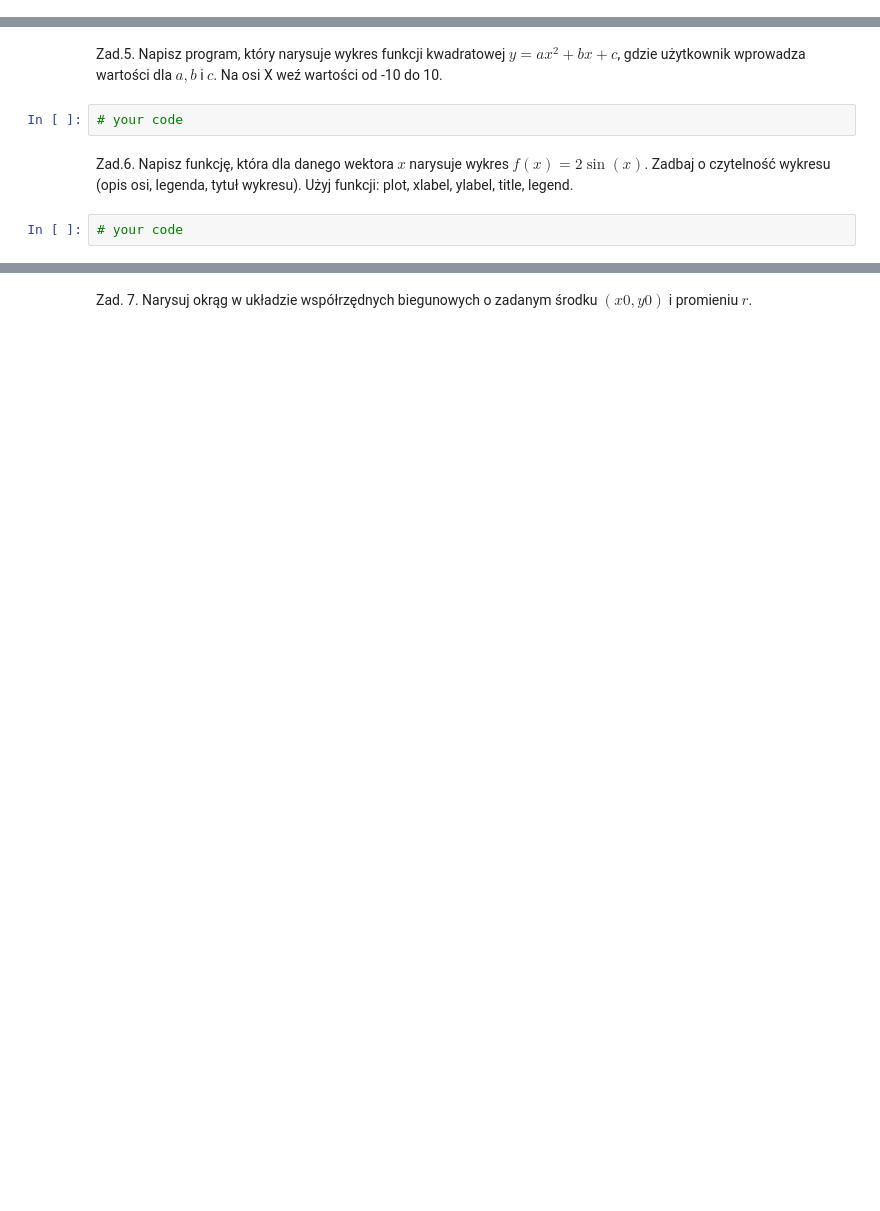
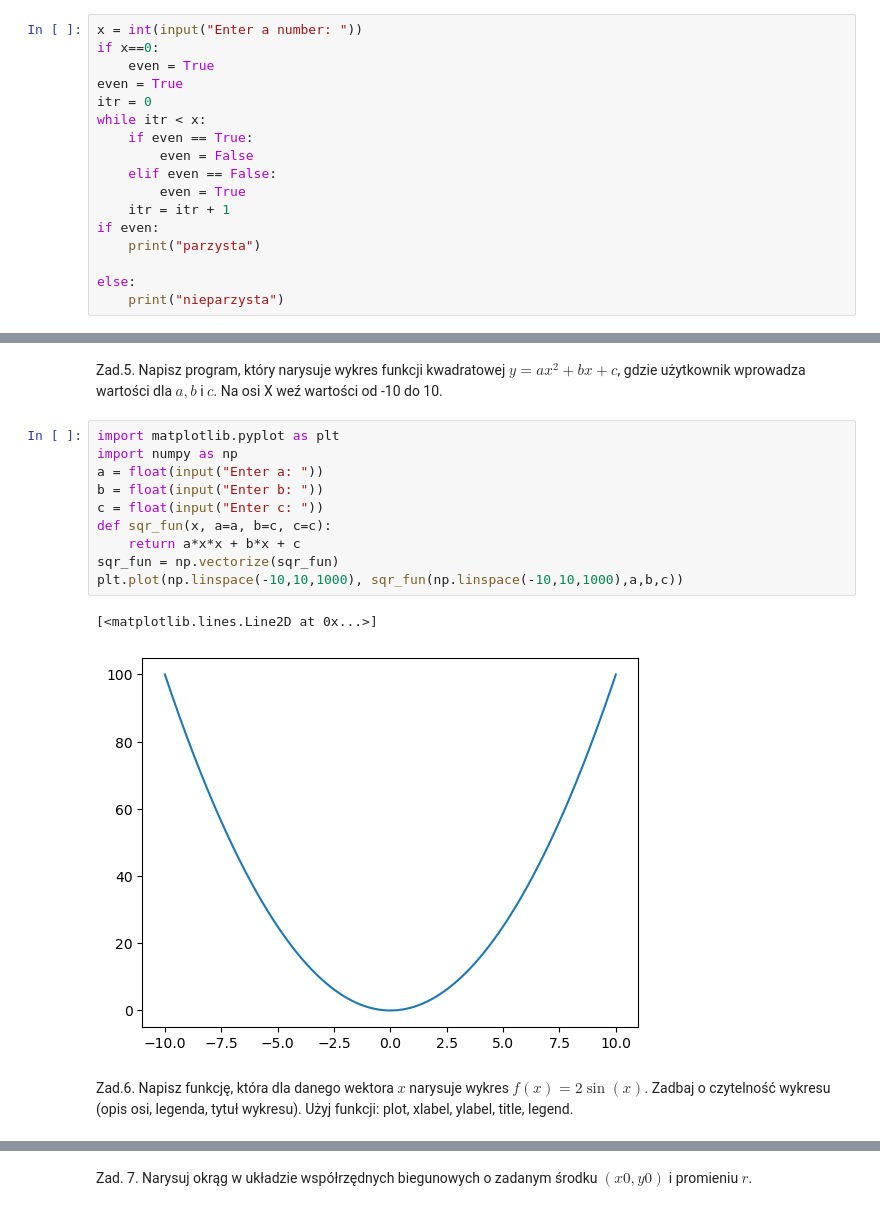
Before and after one commit to orange-cat-programmer/MPSI_2024-25, a Jupyter notebook: lab/02.introduction_python_part2.ipynb, the cells around one changed output, grey strips where cells are left out. Drawn from its saved outputs; the diff is of its cells as text; blank space fills up the shorter version.

```diff
--- a/lab/02.introduction_python_part2.ipynb
+++ b/lab/02.introduction_python_part2.ipynb
@@ -16,0 +34,17 @@ Wykorzystaj instrukcję warunkową i pętlę.
+# %%
+x = int(input("Enter a number: "))
+if x==0:
+    even = True
+even = True
+itr = 0
+while itr < x:
+    if even == True:
+        even = False
+    elif even == False:
+        even = True
+    itr = itr + 1
+if even:
+    print("parzysta")
+
+else:
+    print("nieparzysta")
@@ -27,8 +108,17 @@ Program powinien użyć pętli i instrukcji warunkowej do sprawdzenia, czy dana
 # %% [markdown]
 Zad.5. Napisz program, który narysuje wykres funkcji kwadratowej $y = ax^2 + bx +c $, gdzie użytkownik wprowadza wartości dla $a, b$ i $c$. Na osi X weź wartości od -10 do 10.
-# %%
-# your code
+# %%
+import matplotlib.pyplot as plt
+import numpy as np
+a = float(input("Enter a: "))
+b = float(input("Enter b: "))
+c = float(input("Enter c: "))
+def sqr_fun(x, a=a, b=c, c=c):
+    return a*x*x + b*x + c
+sqr_fun = np.vectorize(sqr_fun)
+plt.plot(np.linspace(-10,10,1000), sqr_fun(np.linspace(-10,10,1000),a,b,c))
+# %% [output]
+[<matplotlib.lines.Line2D at 0x...>]
+[figure, added]
 # %% [markdown]
 Zad.6. Napisz funkcję, która dla danego wektora $x$ narysuje wykres $f(x) = 2\sin(x)$. Zadbaj o czytelność wykresu (opis osi, legenda, tytuł wykresu). Użyj funkcji: plot, xlabel, ylabel, title, legend.
-# %%
-# your code
```
Also changed, not shown: parts of 18 cells of this notebook.
